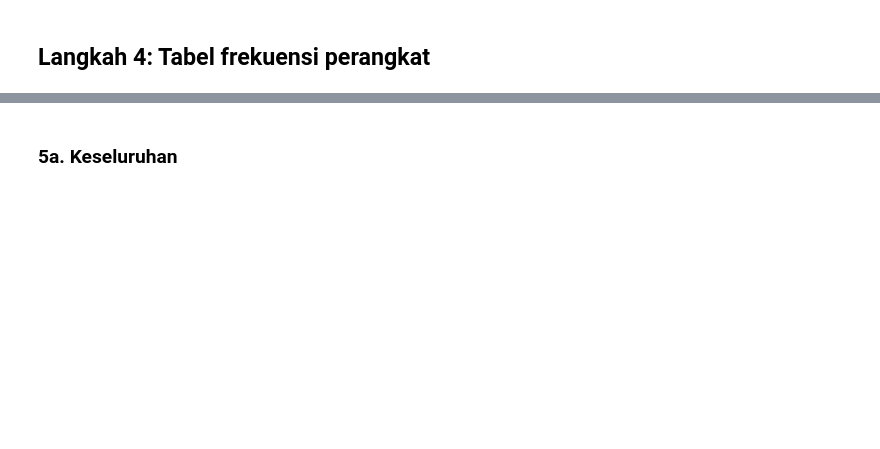
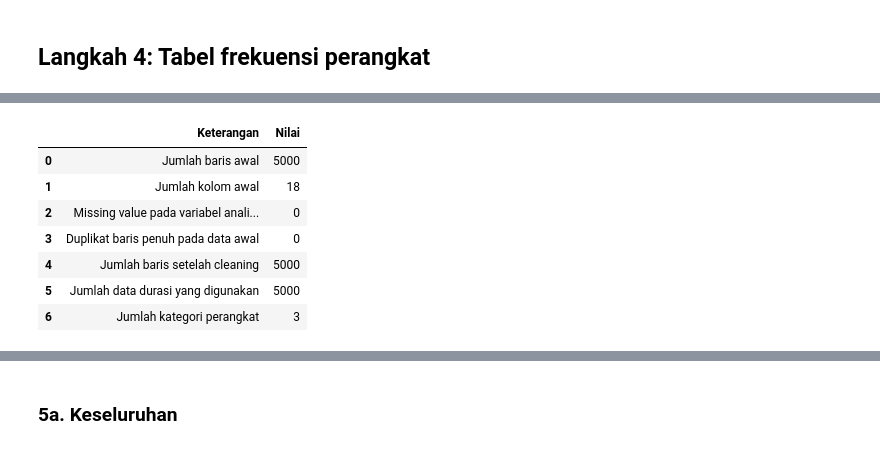
Before and after one commit to Liebert27/DescriptiveStatisticsEcommerce, a Jupyter notebook: StatistikaProject.ipynb, the cells around one changed output, grey strips where cells are left out. Saved outputs shown, nothing was run; the diff lists cells and outputs as text; code cells hidden in the pictures; blank space fills up the shorter version.

```diff
--- a/StatistikaProject.ipynb
+++ b/StatistikaProject.ipynb
@@ -107,0 +195,34 @@ Tablet            1661             9.7
+# %%
+# Ringkasan kualitas data
+kolom_analisis = ["Session_Duration_Minutes", "Device_Type"]
+
+ringkasan_data = pd.DataFrame({
+    "Keterangan": [
+        "Jumlah baris awal",
+        "Jumlah kolom awal",
+        "Missing value pada variabel analisis sebelum cleaning",
+        "Duplikat baris penuh pada data awal",
+        "Jumlah baris setelah cleaning",
+        "Jumlah data durasi yang digunakan",
+        "Jumlah kategori perangkat"
+    ],
+    "Nilai": [
+        len(df_raw),
+        df_raw.shape[1],
+        int(df_raw[kolom_analisis].isna().sum().sum()),
+        int(df_raw.duplicated().sum()),
+        len(df_clean),
+        int(df_clean["Session_Duration_Minutes"].count()),
+        int(df_clean["Device_Type"].nunique())
+    ]
+})
+display(ringkasan_data)
+# %% [output]
+|  | Keterangan | Nilai |
+| 0 | Jumlah baris awal | 5000 |
+| 1 | Jumlah kolom awal | 18 |
+| 2 | Missing value pada variabel anali... | 0 |
+| 3 | Duplikat baris penuh pada data awal | 0 |
+| 4 | Jumlah baris setelah cleaning | 5000 |
+| 5 | Jumlah data durasi yang digunakan | 5000 |
+| 6 | Jumlah kategori perangkat | 3 |
```
Also changed, not shown: parts of 28 cells of this notebook.
